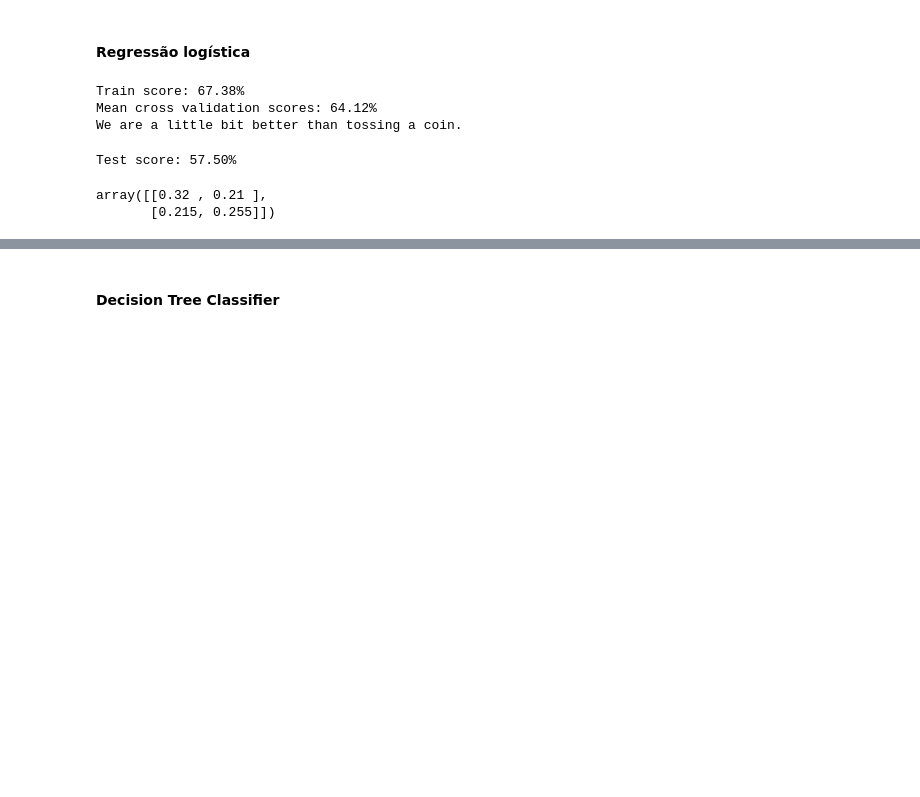
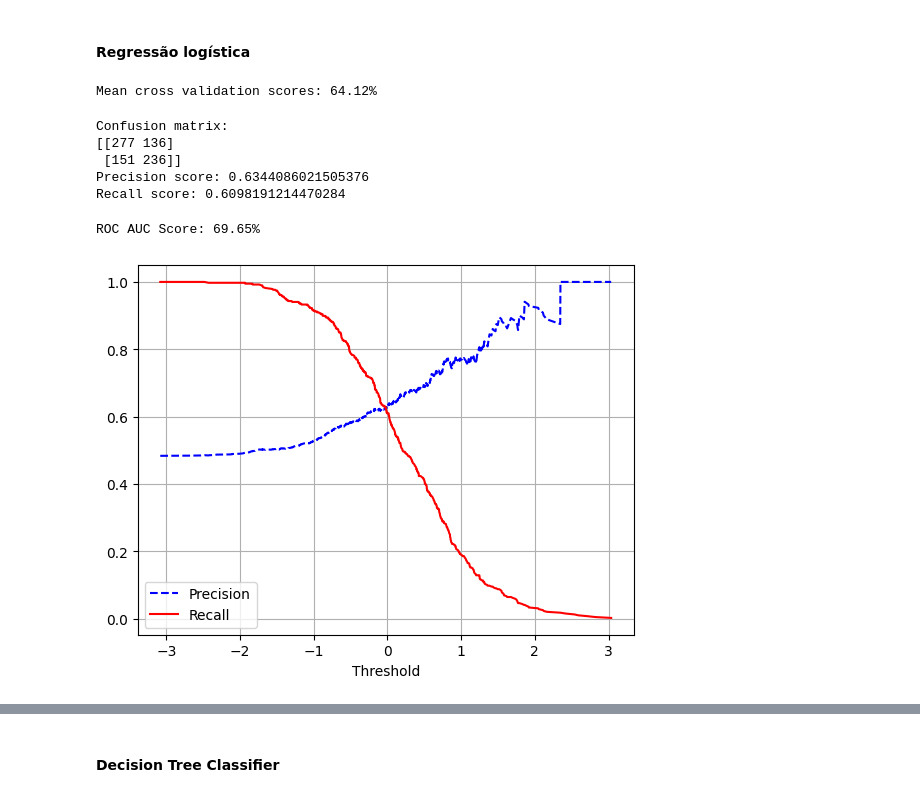
Before and after one commit to estaciolima/bikebuyers, a Jupyter notebook: EDA.ipynb, the cells around one changed output, grey strips where cells are left out. Cells and saved outputs as stored; diff of their text form; code cells hidden in the pictures; blank space fills up the shorter version.

Commit message:
ROC curve, precisions and recalls

```diff
--- a/EDA.ipynb
+++ b/EDA.ipynb
@@ -284,19 +296,7 @@ X_train = full_pipeline.fit_transform(X_train)
 X_test = full_pipeline.fit_transform(X_test)
 # %%
 log_regression = LogisticRegression(random_state=42).fit(X_train, y_train)
-log_regression_score = log_regression.score(X_train, y_train)
-print('Train score: {:.2%}'.format(log_regression_score))
-print('Mean cross validation scores: {:.2%}'.format(cross_val_score(log_regression, X_train, y_train, cv=5).mean()))
-print('We are a little bit better than tossing a coin.')
+log_regression_score = cross_val_score(log_regression, X_train, y_train, cv=5).mean()
+print('Mean cross validation scores: {:.2%}'.format(log_regression_score))
 # %% [output]
-Train score: 67.38%
 Mean cross validation scores: 64.12%
-We are a little bit better than tossing a coin.
-# %%
-y_pred = log_regression.predict(X_test)
-print('Test score: {:.2%}'.format(log_regression.score(X_test, y_test)))
-confusion_matrix(y_test, y_pred, normalize='all', labels=log_regression.classes_)
-# %% [output]
-Test score: 57.50%
-array([[0.32 , 0.21 ],
-       [0.215, 0.255]])
@@ -304,0 +303,26 @@ array([[0.32 , 0.21 ],
+# %%
+y_pred = cross_val_predict(log_regression, X_train, y_train, cv=5)
+print(f"Confusion matrix: \n{confusion_matrix(y_train, y_pred, labels=log_regression.classes_)}")
+print(f"Precision score: {precision_score(y_train, y_pred, pos_label='Yes')}")
+print(f"Recall score: {recall_score(y_train, y_pred, pos_label='Yes')}")
+# %% [output]
+Confusion matrix:
+[[277 136]
+ [151 236]]
+Precision score: 0.6344086021505376
+Recall score: 0.6098191214470284
+# %%
+def plot_precision_recall_threshold(precisions, recalls, thresholds):
+    plt.plot(thresholds, precisions[:-1], "b--", label="Precision")
+    plt.plot(thresholds, recalls[:-1], "r-", label="Recall")
+    plt.xlabel('Threshold')
+    plt.grid()
+    plt.legend()
+# %%
+y_pred_scores = cross_val_predict(log_regression, X_train, y_train, cv=5, method="decision_function")
+precisions, recalls, thresholds = precision_recall_curve(y_train, y_pred_scores, pos_label='Yes')
+plot_precision_recall_threshold(precisions, recalls, thresholds)
+print("ROC AUC Score: {:.2%}".format(roc_auc_score(y_train, y_pred_scores)))
+# %% [output]
+ROC AUC Score: 69.65%
+[figure, added]
```
Also changed, not shown: parts of 20 cells of this notebook, 1 other file.
